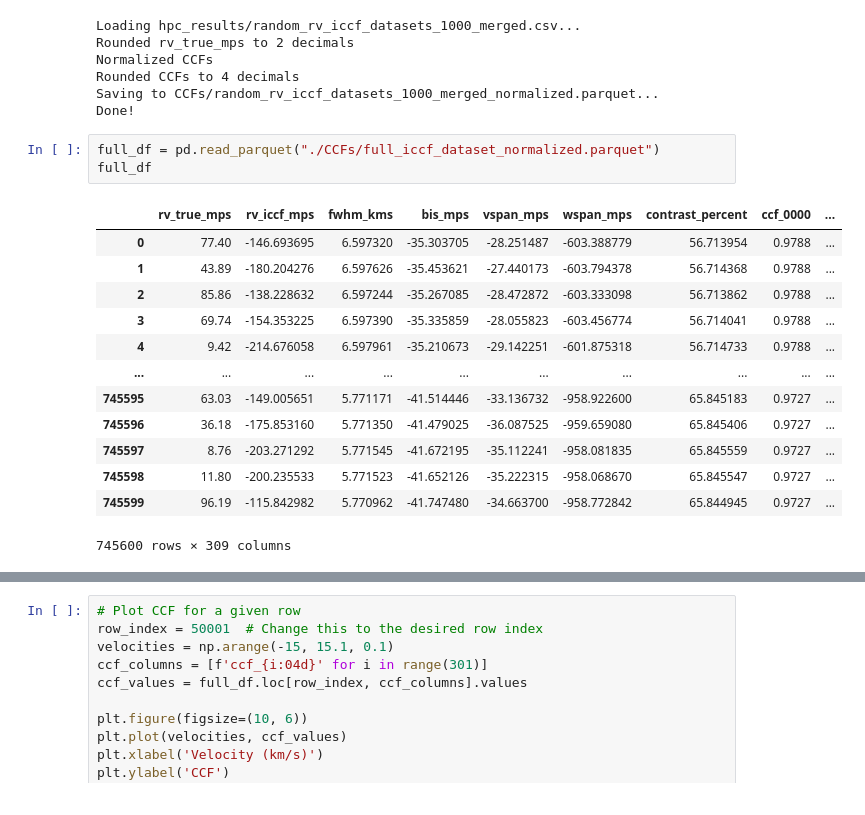
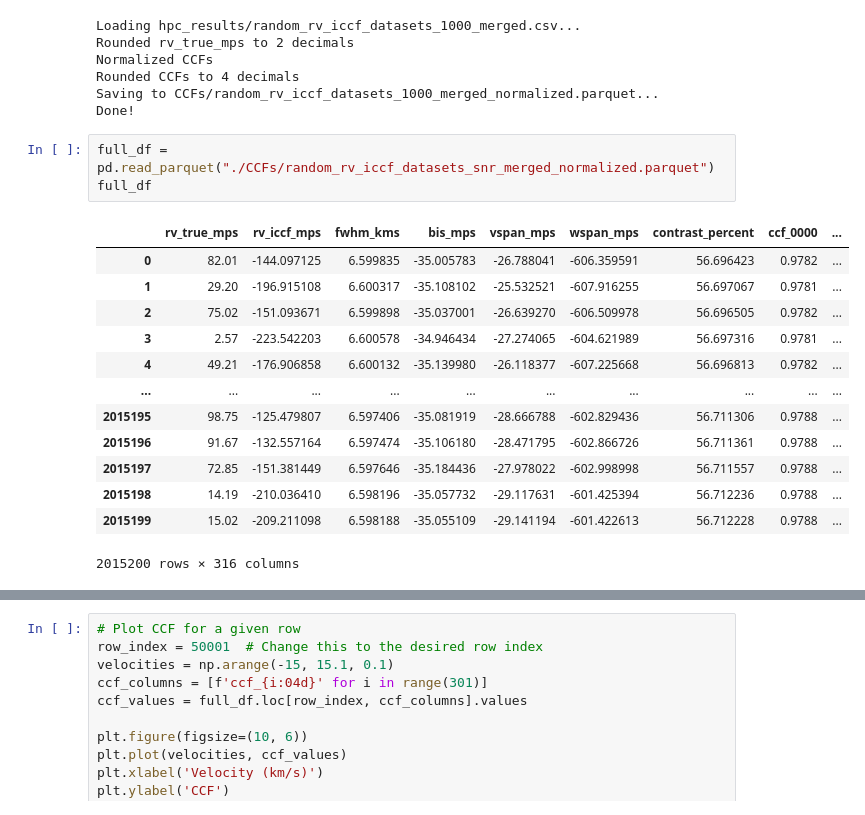
Before and after one commit to vadibekyan/DL_RV_diogo, a Jupyter notebook: DL_RV_init.ipynb, the cells around one changed output, grey strips where cells are left out. Cells and saved outputs as stored; diff of their text form.

```diff
--- a/DL_RV_init.ipynb
+++ b/DL_RV_init.ipynb
@@ -92,20 +92,20 @@ Rounded CCFs to 4 decimals
 Saving to CCFs/random_rv_iccf_datasets_1000_merged_normalized.parquet...
 Done!
 # %%
-full_df = pd.read_parquet("./CCFs/full_iccf_dataset_normalized.parquet")
+full_df = pd.read_parquet("./CCFs/random_rv_iccf_datasets_snr_merged_normalized.parquet")
 full_df
 # %% [output]
 |  | rv_true_mps | rv_iccf_mps | fwhm_kms | bis_mps | vspan_mps | wspan_mps | contrast_percent | ccf_0000 | ... |
-| 0 | 77.40 | -146.693695 | 6.597320 | -35.303705 | -28.251487 | -603.388779 | 56.713954 | 0.9788 | ... |
-| 1 | 43.89 | -180.204276 | 6.597626 | -35.453621 | -27.440173 | -603.794378 | 56.714368 | 0.9788 | ... |
-| 2 | 85.86 | -138.228632 | 6.597244 | -35.267085 | -28.472872 | -603.333098 | 56.713862 | 0.9788 | ... |
-| 3 | 69.74 | -154.353225 | 6.597390 | -35.335859 | -28.055823 | -603.456774 | 56.714041 | 0.9788 | ... |
-| 4 | 9.42 | -214.676058 | 6.597961 | -35.210673 | -29.142251 | -601.875318 | 56.714733 | 0.9788 | ... |
+| 0 | 82.01 | -144.097125 | 6.599835 | -35.005783 | -26.788041 | -606.359591 | 56.696423 | 0.9782 | ... |
+| 1 | 29.20 | -196.915108 | 6.600317 | -35.108102 | -25.532521 | -607.916255 | 56.697067 | 0.9781 | ... |
+| 2 | 75.02 | -151.093671 | 6.599898 | -35.037001 | -26.639270 | -606.509978 | 56.696505 | 0.9782 | ... |
+| 3 | 2.57 | -223.542203 | 6.600578 | -34.946434 | -27.274065 | -604.621989 | 56.697316 | 0.9781 | ... |
+| 4 | 49.21 | -176.906858 | 6.600132 | -35.139980 | -26.118377 | -607.225668 | 56.696813 | 0.9782 | ... |
 | ... | ... | ... | ... | ... | ... | ... | ... | ... | ... |
-| 745595 | 63.03 | -149.005651 | 5.771171 | -41.514446 | -33.136732 | -958.922600 | 65.845183 | 0.9727 | ... |
-| 745596 | 36.18 | -175.853160 | 5.771350 | -41.479025 | -36.087525 | -959.659080 | 65.845406 | 0.9727 | ... |
-| 745597 | 8.76 | -203.271292 | 5.771545 | -41.672195 | -35.112241 | -958.081835 | 65.845559 | 0.9727 | ... |
-| 745598 | 11.80 | -200.235533 | 5.771523 | -41.652126 | -35.222315 | -958.068670 | 65.845547 | 0.9727 | ... |
-| 745599 | 96.19 | -115.842982 | 5.770962 | -41.747480 | -34.663700 | -958.772842 | 65.844945 | 0.9727 | ... |
+| 2015195 | 98.75 | -125.479807 | 6.597406 | -35.081919 | -28.666788 | -602.829436 | 56.711306 | 0.9788 | ... |
+| 2015196 | 91.67 | -132.557164 | 6.597474 | -35.106180 | -28.471795 | -602.866726 | 56.711361 | 0.9788 | ... |
+| 2015197 | 72.85 | -151.381449 | 6.597646 | -35.184436 | -27.978022 | -602.998998 | 56.711557 | 0.9788 | ... |
+| 2015198 | 14.19 | -210.036410 | 6.598196 | -35.057732 | -29.117631 | -601.425394 | 56.712236 | 0.9788 | ... |
+| 2015199 | 15.02 | -209.211098 | 6.598188 | -35.055109 | -29.141194 | -601.422613 | 56.712228 | 0.9788 | ... |
-745600 rows × 309 columns
+2015200 rows × 316 columns
 # %%
```
Also changed, not shown: parts of 4 cells of this notebook, 3 other files.
